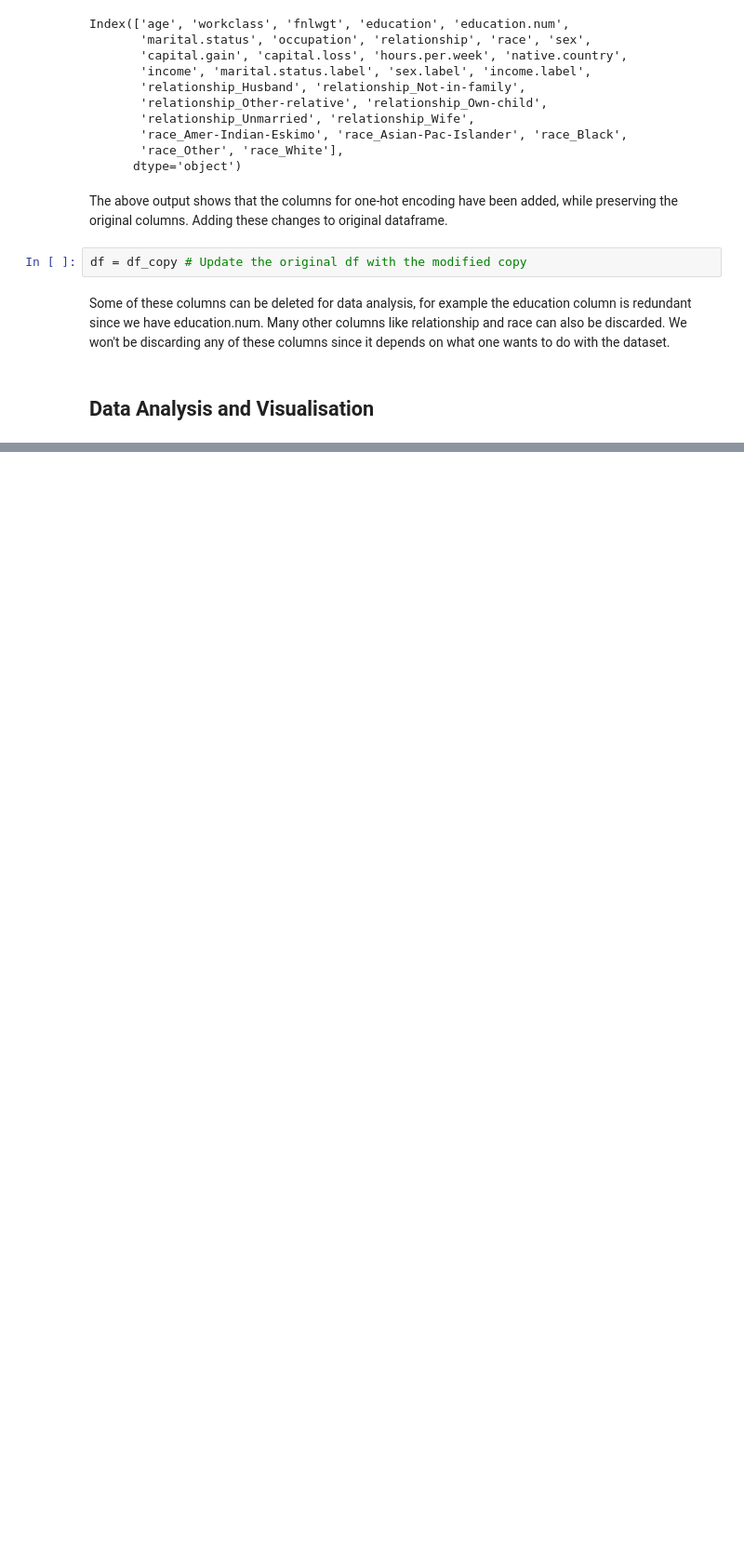
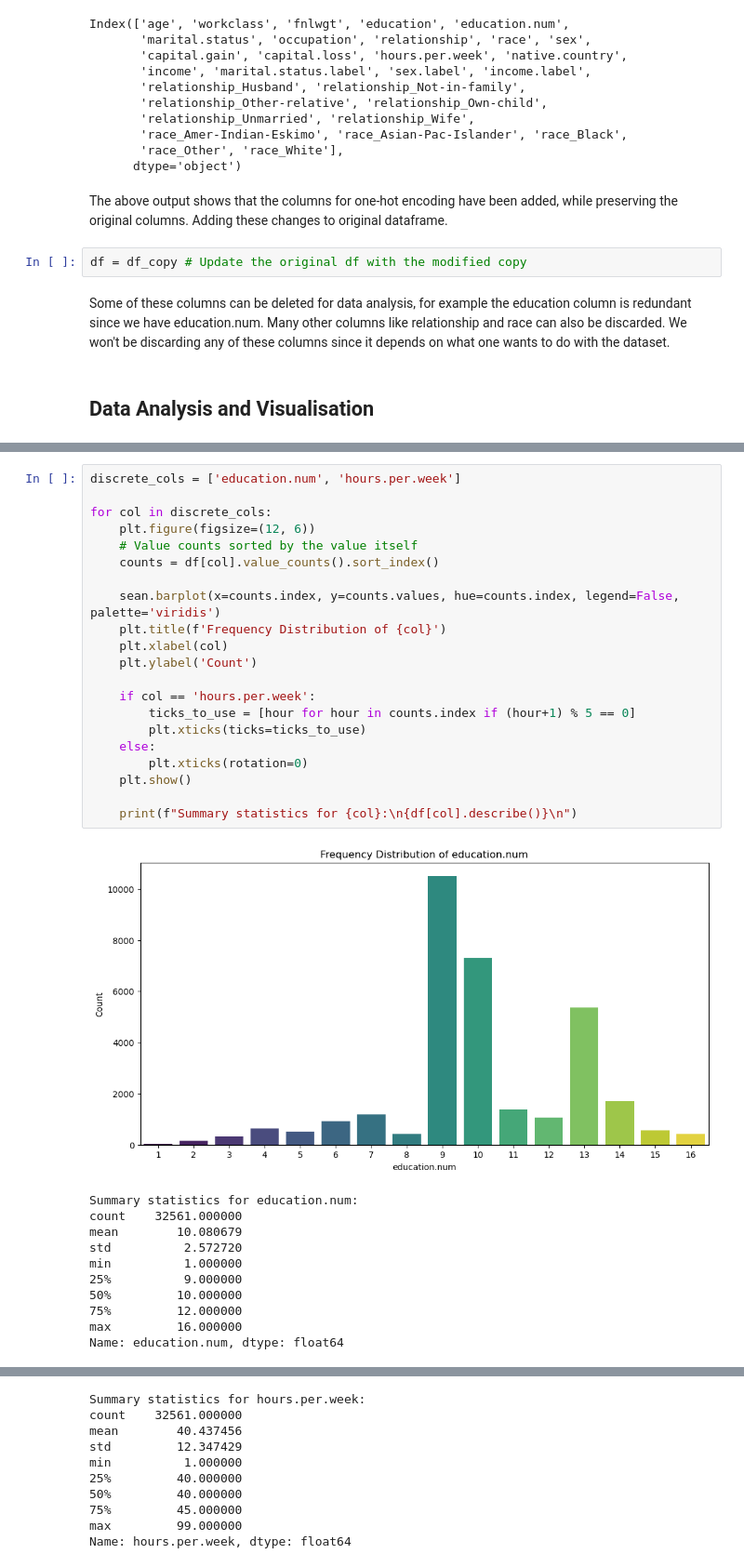
Before and after one commit to Awesome-AI-ML-DELTA25/DataCleaning, a Jupyter notebook: data_cleaning.ipynb, the cells around one changed output, grey strips where cells are left out. Shown at 93% size. Drawn from its saved outputs; the diff is of its cells as text; blank space fills up the shorter version.

```diff
--- a/data_cleaning.ipynb
+++ b/data_cleaning.ipynb
@@ -711,0 +883,33 @@ Some of these columns can be deleted for data analysis, for example the educatio
+# %%
+discrete_cols = ['education.num', 'hours.per.week']
+
+for col in discrete_cols:
+    plt.figure(figsize=(12, 6))
+    # Value counts sorted by the value itself
+    counts = df[col].value_counts().sort_index()
+
+    sean.barplot(x=counts.index, y=counts.values, hue=counts.index, legend=False, palette='viridis')
+    plt.title(f'Frequency Distribution of {col}')
+    plt.xlabel(col)
+    plt.ylabel('Count')
+
+    if col == 'hours.per.week':
+        ticks_to_use = [hour for hour in counts.index if (hour+1) % 5 == 0]
+        plt.xticks(ticks=ticks_to_use)
+    else:
+        plt.xticks(rotation=0)
+    plt.show()
+
+    print(f"Summary statistics for {col}:\n{df[col].describe()}\n")
+# %% [output]
+[figure, added]
+Summary statistics for education.num:
+count    32561.000000
+mean        10.080679
+std          2.572720
+min          1.000000
+25%          9.000000
+50%         10.000000
+75%         12.000000
+max         16.000000
+Name: education.num, dtype: float64
@@ -711,0 +917,10 @@ Some of these columns can be deleted for data analysis, for example the educatio
+Summary statistics for hours.per.week:
+count    32561.000000
+mean        40.437456
+std         12.347429
+min          1.000000
+25%         40.000000
+50%         40.000000
+75%         45.000000
+max         99.000000
+Name: hours.per.week, dtype: float64
```
Also changed, not shown: parts of 12 cells of this notebook.
